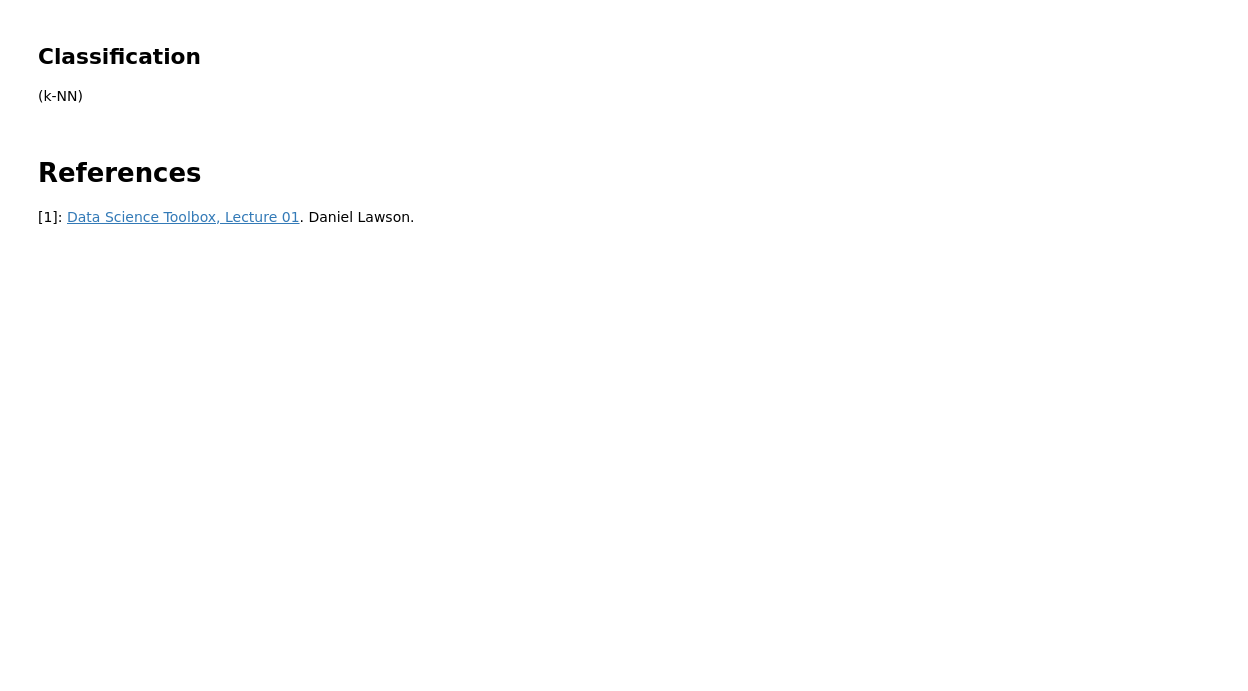
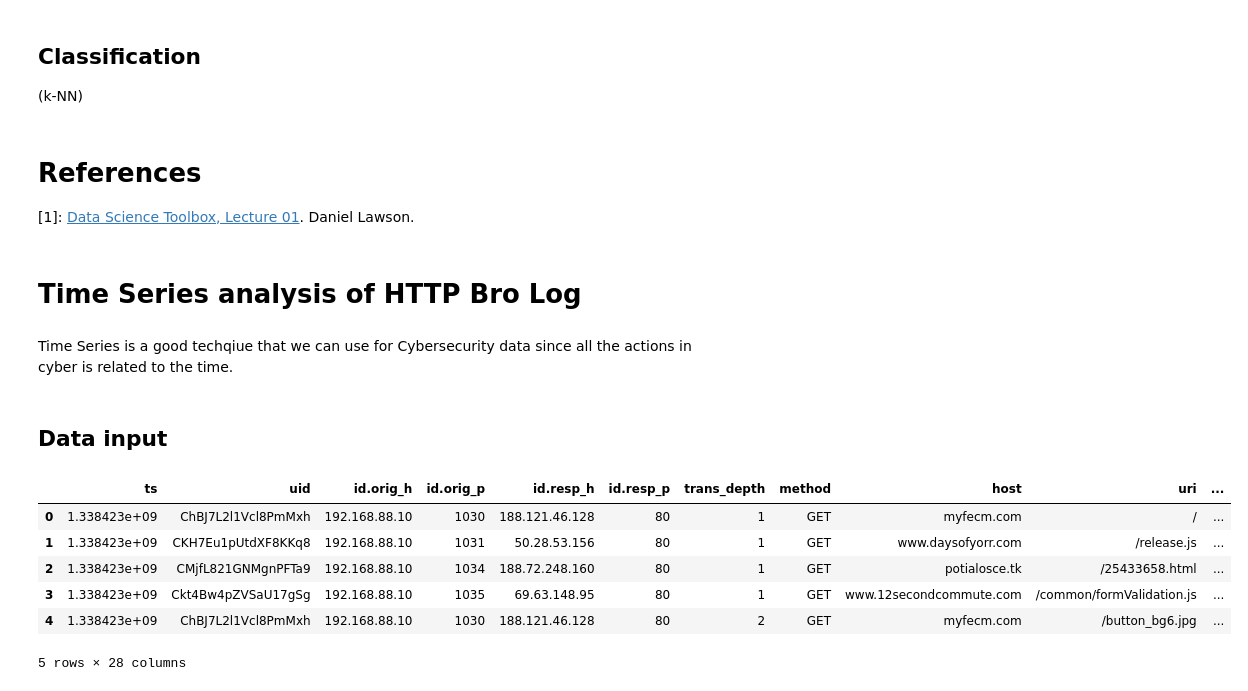
Before and after one commit to dj311/data-science-toolbox-1, a Jupyter notebook: report.ipynb, the cells around one changed output. Cells and saved outputs as stored; diff of their text form; code cells hidden in the pictures; blank space fills up the shorter version.

```diff
--- a/report.ipynb
+++ b/report.ipynb
@@ -77,3 +77,7 @@ For time series approach, we can easily apply it across different datasets. Resa
 # %% [markdown]
 # References
 [1]: [Data Science Toolbox, Lecture 01](https://www.ole.bris.ac.uk/bbcswebdav/pid-3554286-dt-content-rid-9984867_2/xid-9984867_2). Daniel Lawson.
+# %% [markdown]
+# Time Series analysis of HTTP Bro Log
+# %% [markdown]
+Time Series is a good techqiue that we can use for Cybersecurity data since all the actions in cyber is related to the time.
@@ -79,0 +87,17 @@ For time series approach, we can easily apply it across different datasets. Resa
+# %% [markdown]
+## Data input
+# %%
+http_df = pd.read_csv("resources/http.log.zip", header=None, sep="\t",
+                      names=['ts', 'uid', 'id.orig_h', 'id.orig_p', 'id.resp_h', 'id.resp_p', 'trans_depth', 'method', 'host', 'uri', 'referrer',
+                             'user_agent', 'request_body_len', 'response_body_len', 'status_code', 'status_msg', 'info_code', 'info_msg', 'filename', 'tags',
+                             'username', 'password', 'proxied', 'orig_fuids', 'orig_mime_types', 'resp_fuids', 'resp_mime_types', 'sample'])
+#resources from http://www.secrepo.com/Datasets%20Description/Network/http.html
+http_df.head()
+# %% [output]
+|  | ts | uid | id.orig_h | id.orig_p | id.resp_h | id.resp_p | trans_depth | method | host | uri | ... |
+| 0 | 1.338423e+09 | ChBJ7L2l1Vcl8PmMxh | 192.168.88.10 | 1030 | 188.121.46.128 | 80 | 1 | GET | myfecm.com | / | ... |
+| 1 | 1.338423e+09 | CKH7Eu1pUtdXF8KKq8 | 192.168.88.10 | 1031 | 50.28.53.156 | 80 | 1 | GET | www.daysofyorr.com | /release.js | ... |
+| 2 | 1.338423e+09 | CMjfL821GNMgnPFTa9 | 192.168.88.10 | 1034 | 188.72.248.160 | 80 | 1 | GET | potialosce.tk | /25433658.html | ... |
+| 3 | 1.338423e+09 | Ckt4Bw4pZVSaU17gSg | 192.168.88.10 | 1035 | 69.63.148.95 | 80 | 1 | GET | www.12secondcommute.com | /common/formValidation.js | ... |
+| 4 | 1.338423e+09 | ChBJ7L2l1Vcl8PmMxh | 192.168.88.10 | 1030 | 188.121.46.128 | 80 | 2 | GET | myfecm.com | /button_bg6.jpg | ... |
+5 rows × 28 columns
```
Also changed, not shown: parts of 90 cells of this notebook.
